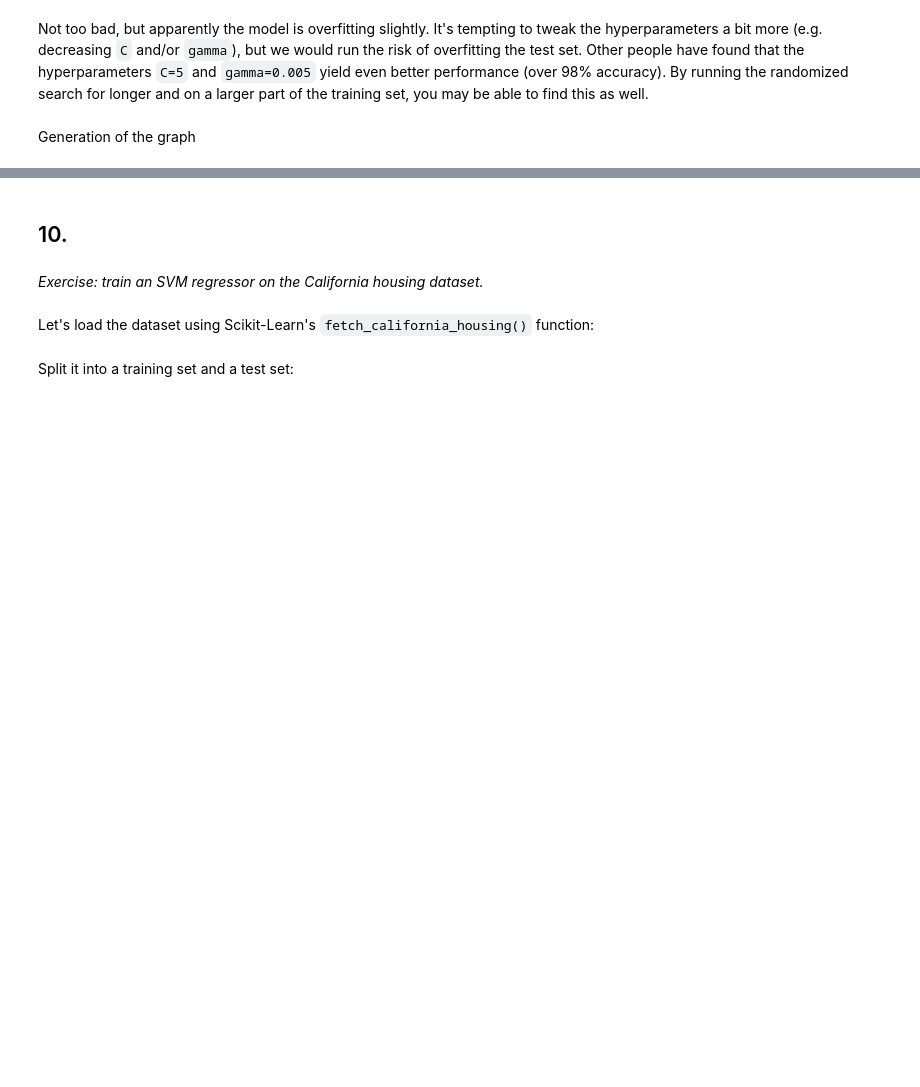
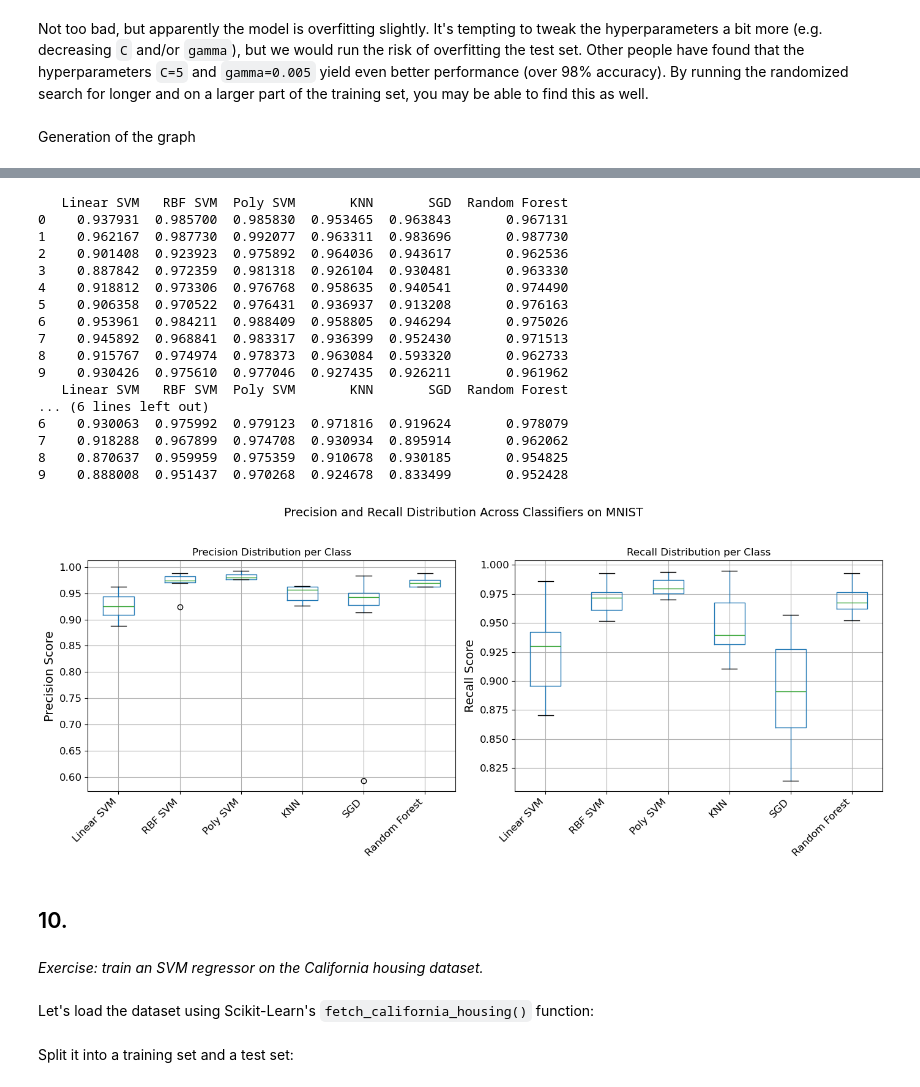
Before and after one commit to suka1901/handson-ml2, a Jupyter notebook: 05_support_vector_machines.ipynb, the cells around one changed output, grey strips where cells are left out. Drawn from its saved outputs; the diff is of its cells as text; code cells hidden in the pictures; blank space fills up the shorter version.

```diff
--- a/05_support_vector_machines.ipynb
+++ b/05_support_vector_machines.ipynb
@@ -1342,3 +1472,58 @@ plt.show()
+# %%
+import matplotlib.pyplot as plt
+import pandas as pd
+
+# Precision and Recall for all classifiers (averaged per class or per label)
+results = {
+    'Linear SVM': {'precision': lin_precision, 'recall': lin_recall},
+    'RBF SVM': {'precision': rbf_precision, 'recall': rbf_recall},
+    'Poly SVM': {'precision': poly_precision, 'recall': poly_recall},
+    'KNN': {'precision': knn_precision, 'recall': knn_recall},
+    'SGD': {'precision': sgd_precision, 'recall': sgd_recall},
+    'Random Forest': {'precision': forest_precision, 'recall': forest_recall}
+}
+
+# Convert to DataFrame for plotting
+prec_df = pd.DataFrame({clf: results[clf]['precision'] for clf in results})
+recall_df = pd.DataFrame({clf: results[clf]['recall'] for clf in results})
+
+print(prec_df)
+print(recall_df)
+
+# Plot side-by-side boxplots
+fig, axes = plt.subplots(1, 2, figsize=(14, 6))
+prec_df.boxplot(ax=axes[0])
+axes[0].set_title('Precision Distribution per Class')
+axes[0].set_ylabel('Precision Score')
+axes[0].set_xticklabels(prec_df.columns, rotation=45, ha='right')
+
+recall_df.boxplot(ax=axes[1])
+axes[1].set_title('Recall Distribution per Class')
+axes[1].set_ylabel('Recall Score')
+axes[1].set_xticklabels(recall_df.columns, rotation=45, ha='right')
+
+plt.suptitle('Precision and Recall Distribution Across Classifiers on MNIST', fontsize=14)
+plt.tight_layout(rect=[0, 0, 1, 0.95])
+plt.show()
+# %% [output]
+   Linear SVM   RBF SVM  Poly SVM       KNN       SGD  Random Forest
+0    0.937931  0.985700  0.985830  0.953465  0.963843       0.967131
+1    0.962167  0.987730  0.992077  0.963311  0.983696       0.987730
+2    0.901408  0.923923  0.975892  0.964036  0.943617       0.962536
+3    0.887842  0.972359  0.981318  0.926104  0.930481       0.963330
+4    0.918812  0.973306  0.976768  0.958635  0.940541       0.974490
+5    0.906358  0.970522  0.976431  0.936937  0.913208       0.976163
+6    0.953961  0.984211  0.988409  0.958805  0.946294       0.975026
+7    0.945892  0.968841  0.983317  0.936399  0.952430       0.971513
+8    0.915767  0.974974  0.978373  0.963084  0.593320       0.962733
+9    0.930426  0.975610  0.977046  0.927435  0.926211       0.961962
+   Linear SVM   RBF SVM  Poly SVM       KNN       SGD  Random Forest
+... (6 lines left out)
+6    0.930063  0.975992  0.979123  0.971816  0.919624       0.978079
+7    0.918288  0.967899  0.974708  0.930934  0.895914       0.962062
+8    0.870637  0.959959  0.975359  0.910678  0.930185       0.954825
+9    0.888008  0.951437  0.970268  0.924678  0.833499       0.952428
+[figure, added]
 # %% [markdown]
 ## 10.
 # %% [markdown]
```
Also changed, not shown: parts of 30 cells of this notebook.
